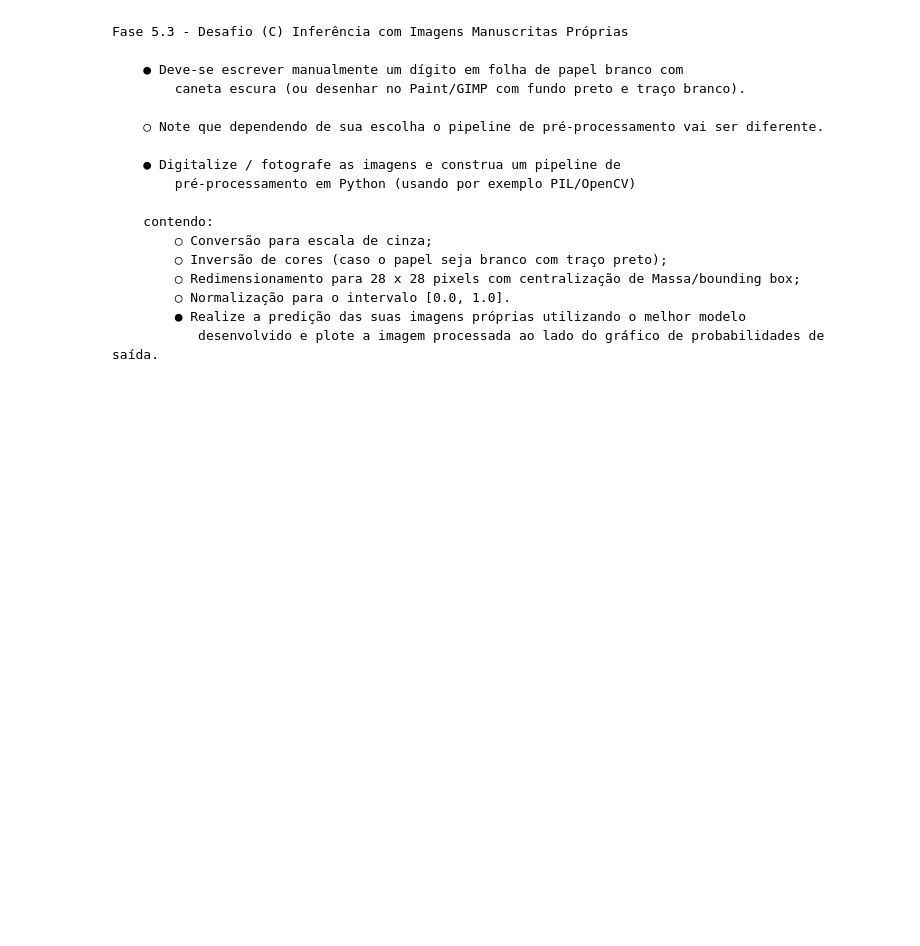
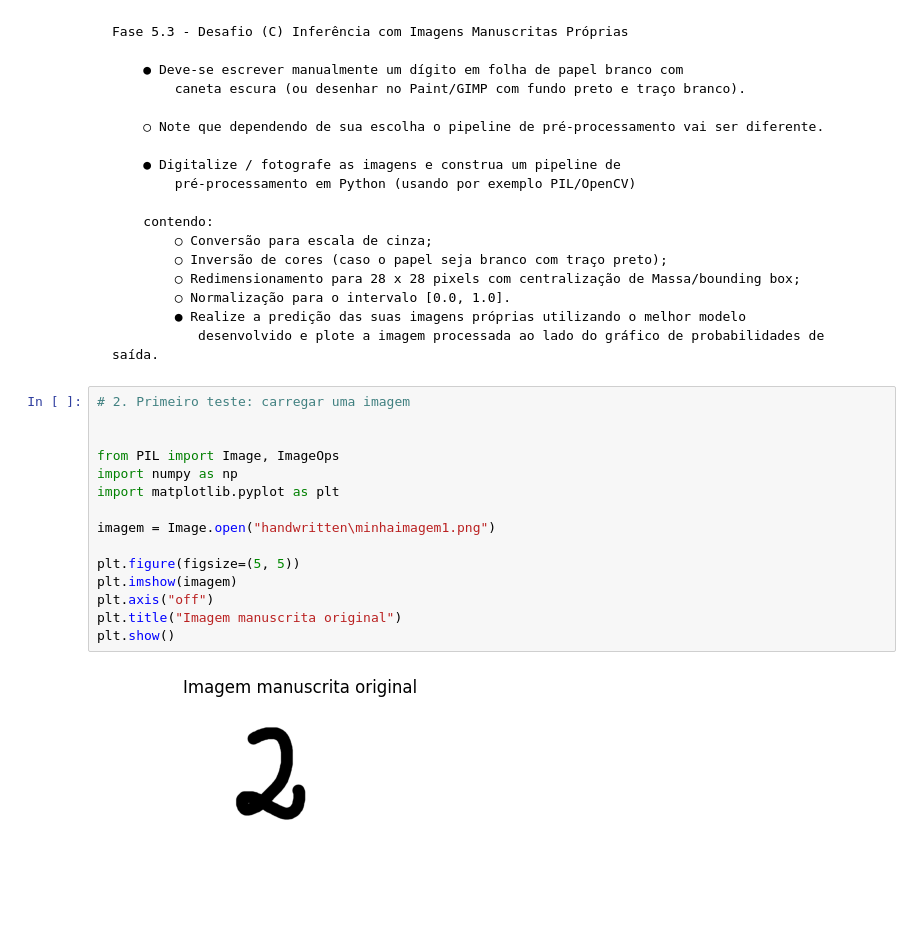
Before and after one commit to rafadebem1-cpu/Analise_preditiva_digitos_manuscritos, a Jupyter notebook: mproj_mod2.ipynb, the cells around one changed output. Cells and saved outputs as stored; diff of their text form; blank space fills up the shorter version.

```diff
--- a/mproj_mod2.ipynb
+++ b/mproj_mod2.ipynb
@@ -1670,3 +1670,20 @@ Portanto, o experimento mostra que o modelo apresentou excelente desempenho no c
             ○ Normalização para o intervalo [0.0, 1.0].
             ● Realize a predição das suas imagens próprias utilizando o melhor modelo
                desenvolvido e plote a imagem processada ao lado do gráfico de probabilidades de saída.
+# %%
+# 2. Primeiro teste: carregar uma imagem
+
+
+from PIL import Image, ImageOps
+import numpy as np
+import matplotlib.pyplot as plt
+
+imagem = Image.open("handwritten\minhaimagem1.png")
+
+plt.figure(figsize=(5, 5))
+plt.imshow(imagem)
+plt.axis("off")
+plt.title("Imagem manuscrita original")
+plt.show()
+# %% [output]
+[figure, added]
```
Also changed, not shown: parts of 28 cells of this notebook, 5 other files.
